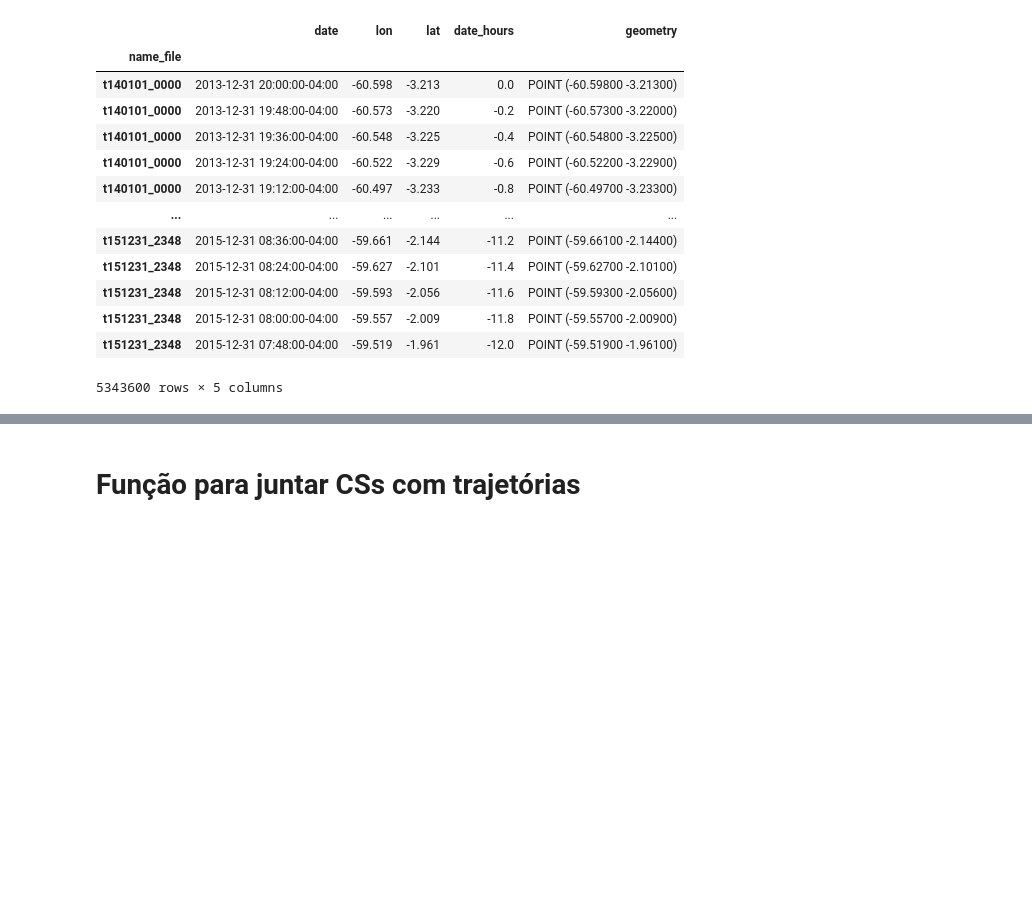
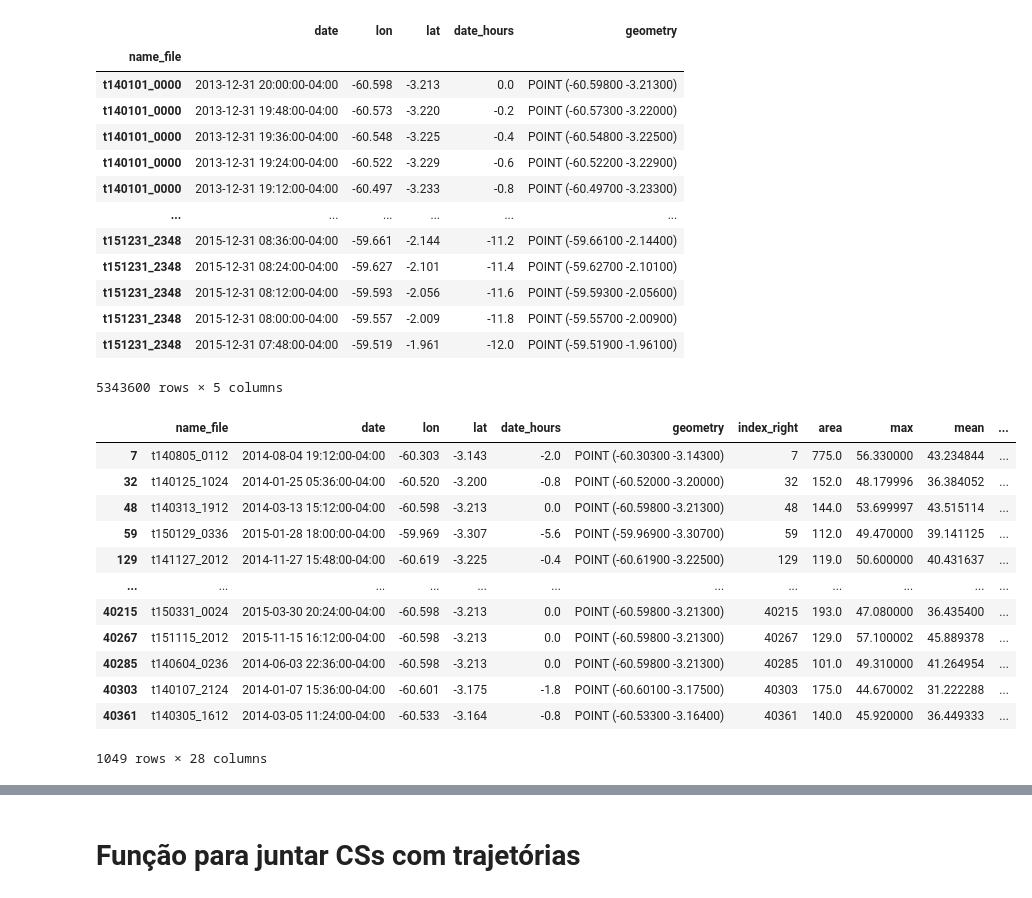
Before and after one commit to cclopes/amazon-storms-aerosols, a Jupyter notebook: met_aerosol_processing/read_process_hysplit.ipynb, the cells around one changed output, grey strips where cells are left out. Drawn from its saved outputs; the diff is of its cells as text; code cells hidden in the pictures; blank space fills up the shorter version.

```diff
--- a/met_aerosol_processing/read_process_hysplit.ipynb
+++ b/met_aerosol_processing/read_process_hysplit.ipynb
@@ -30,3 +30,22 @@ geo_hst_bwd
 | t151231_2348 | 2015-12-31 08:00:00-04:00 | -59.557 | -2.009 | -11.8 | POINT (-59.55700 -2.00900) |
 | t151231_2348 | 2015-12-31 07:48:00-04:00 | -59.519 | -1.961 | -12.0 | POINT (-59.51900 -1.96100) |
 5343600 rows × 5 columns
+# %%
+df = pd.read_pickle("/home/camilacl/git/amazon-storms-aerosols/data/general/sysfilt_hstbwd_nearest_6h_25km.pickle")
+# df.geom = [wkb.loads(bytes(g.ExportToWkb())) for g in df.geom]
+sys_filt = gpd.GeoDataFrame(df, geometry="geom", crs="EPSG:4326")
+sys_filt
+# %% [output]
+|  | name_file | date | lon | lat | date_hours | geometry | index_right | area | max | mean | ... |
+| 7 | t140805_0112 | 2014-08-04 19:12:00-04:00 | -60.303 | -3.143 | -2.0 | POINT (-60.30300 -3.14300) | 7 | 775.0 | 56.330000 | 43.234844 | ... |
+| 32 | t140125_1024 | 2014-01-25 05:36:00-04:00 | -60.520 | -3.200 | -0.8 | POINT (-60.52000 -3.20000) | 32 | 152.0 | 48.179996 | 36.384052 | ... |
+| 48 | t140313_1912 | 2014-03-13 15:12:00-04:00 | -60.598 | -3.213 | 0.0 | POINT (-60.59800 -3.21300) | 48 | 144.0 | 53.699997 | 43.515114 | ... |
+| 59 | t150129_0336 | 2015-01-28 18:00:00-04:00 | -59.969 | -3.307 | -5.6 | POINT (-59.96900 -3.30700) | 59 | 112.0 | 49.470000 | 39.141125 | ... |
+| 129 | t141127_2012 | 2014-11-27 15:48:00-04:00 | -60.619 | -3.225 | -0.4 | POINT (-60.61900 -3.22500) | 129 | 119.0 | 50.600000 | 40.431637 | ... |
+| ... | ... | ... | ... | ... | ... | ... | ... | ... | ... | ... | ... |
+| 40215 | t150331_0024 | 2015-03-30 20:24:00-04:00 | -60.598 | -3.213 | 0.0 | POINT (-60.59800 -3.21300) | 40215 | 193.0 | 47.080000 | 36.435400 | ... |
+| 40267 | t151115_2012 | 2015-11-15 16:12:00-04:00 | -60.598 | -3.213 | 0.0 | POINT (-60.59800 -3.21300) | 40267 | 129.0 | 57.100002 | 45.889378 | ... |
+| 40285 | t140604_0236 | 2014-06-03 22:36:00-04:00 | -60.598 | -3.213 | 0.0 | POINT (-60.59800 -3.21300) | 40285 | 101.0 | 49.310000 | 41.264954 | ... |
+| 40303 | t140107_2124 | 2014-01-07 15:36:00-04:00 | -60.601 | -3.175 | -1.8 | POINT (-60.60100 -3.17500) | 40303 | 175.0 | 44.670002 | 31.222288 | ... |
+| 40361 | t140305_1612 | 2014-03-05 11:24:00-04:00 | -60.533 | -3.164 | -0.8 | POINT (-60.53300 -3.16400) | 40361 | 140.0 | 45.920000 | 36.449333 | ... |
+1049 rows × 28 columns
```
Also changed, not shown: parts of 13 cells of this notebook, 6 other files.
